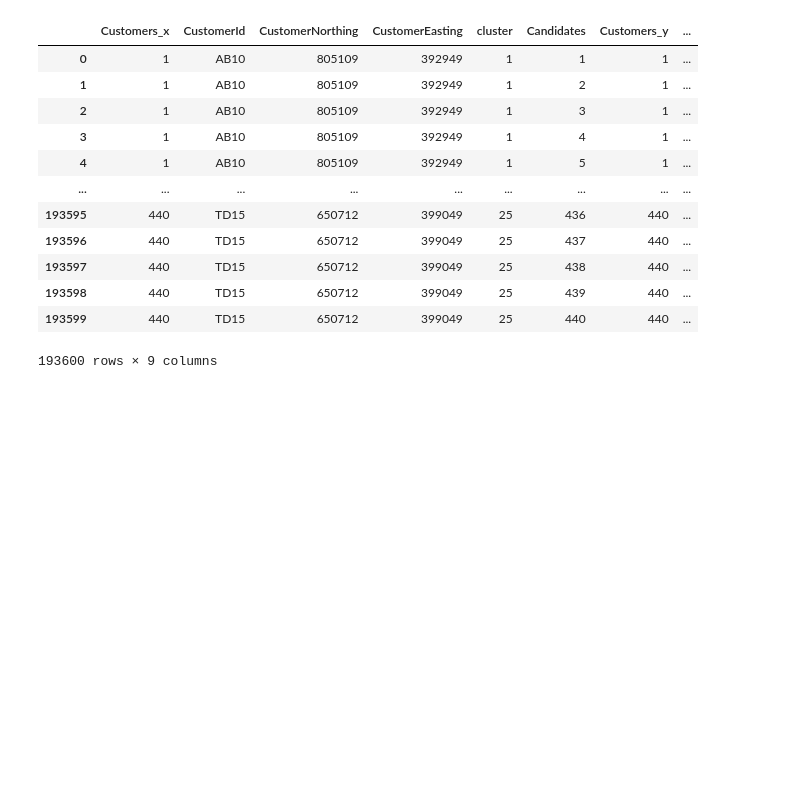
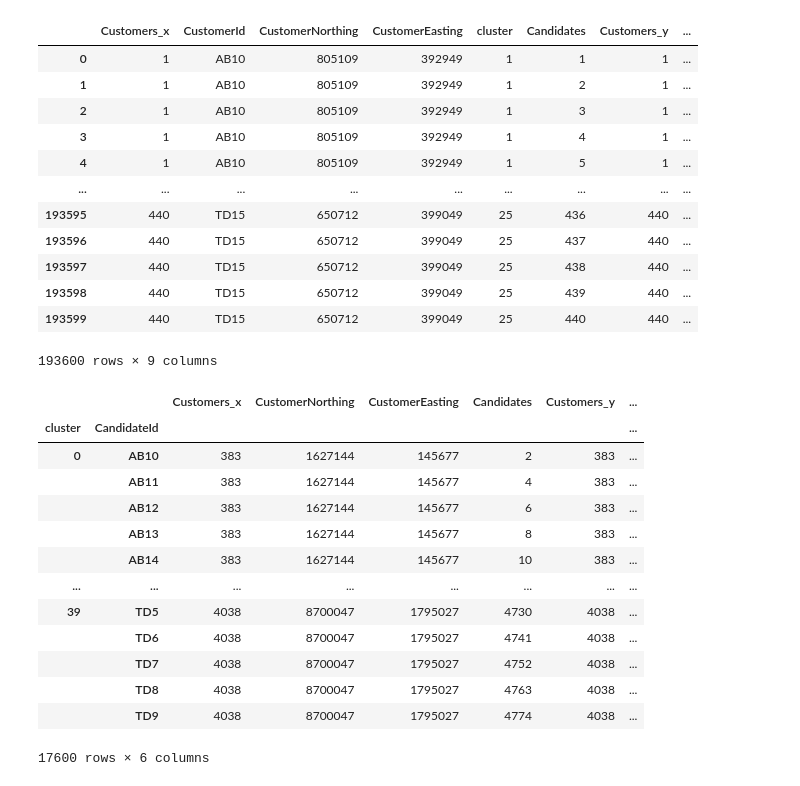
Before and after one commit to nicolastalia/risklog, a Jupyter notebook: IzzyLeftJoin.ipynb, the cells around one changed output. Saved outputs shown, nothing was run; the diff lists cells and outputs as text; code cells hidden in the pictures; blank space fills up the shorter version.

```diff
--- a/IzzyLeftJoin.ipynb
+++ b/IzzyLeftJoin.ipynb
@@ -196,3 +196,21 @@ merged_df
 | 193598 | 440 | TD15 | 650712 | 399049 | 25 | 439 | 440 | ... |
 | 193599 | 440 | TD15 | 650712 | 399049 | 25 | 440 | 440 | ... |
 193600 rows × 9 columns
+# %%
+y = merged_df.groupby(['cluster','CandidateId']).sum()
+y
+# %% [output]
+|  |  | Customers_x | CustomerNorthing | CustomerEasting | Candidates | Customers_y | ... |
+| cluster | CandidateId |  |  |  |  |  | ... |
+| 0 | AB10 | 383 | 1627144 | 145677 | 2 | 383 | ... |
+|  | AB11 | 383 | 1627144 | 145677 | 4 | 383 | ... |
+|  | AB12 | 383 | 1627144 | 145677 | 6 | 383 | ... |
+|  | AB13 | 383 | 1627144 | 145677 | 8 | 383 | ... |
+|  | AB14 | 383 | 1627144 | 145677 | 10 | 383 | ... |
+| ... | ... | ... | ... | ... | ... | ... | ... |
+| 39 | TD5 | 4038 | 8700047 | 1795027 | 4730 | 4038 | ... |
+|  | TD6 | 4038 | 8700047 | 1795027 | 4741 | 4038 | ... |
+|  | TD7 | 4038 | 8700047 | 1795027 | 4752 | 4038 | ... |
+|  | TD8 | 4038 | 8700047 | 1795027 | 4763 | 4038 | ... |
+|  | TD9 | 4038 | 8700047 | 1795027 | 4774 | 4038 | ... |
+17600 rows × 6 columns
```
